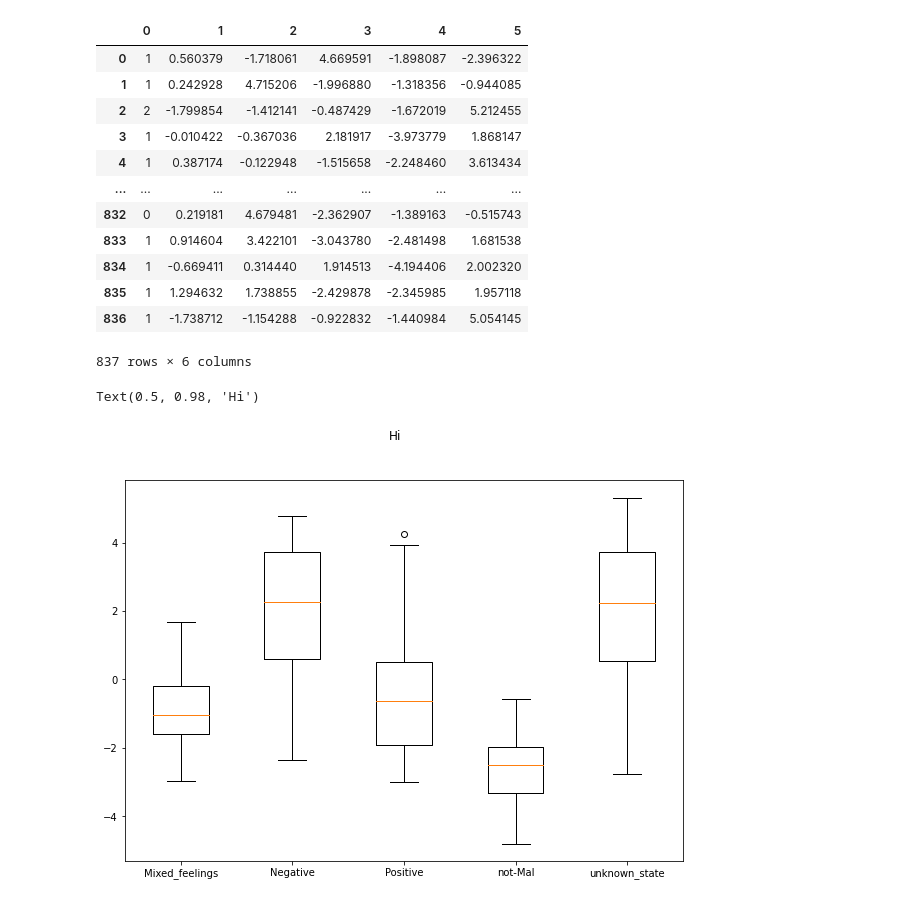
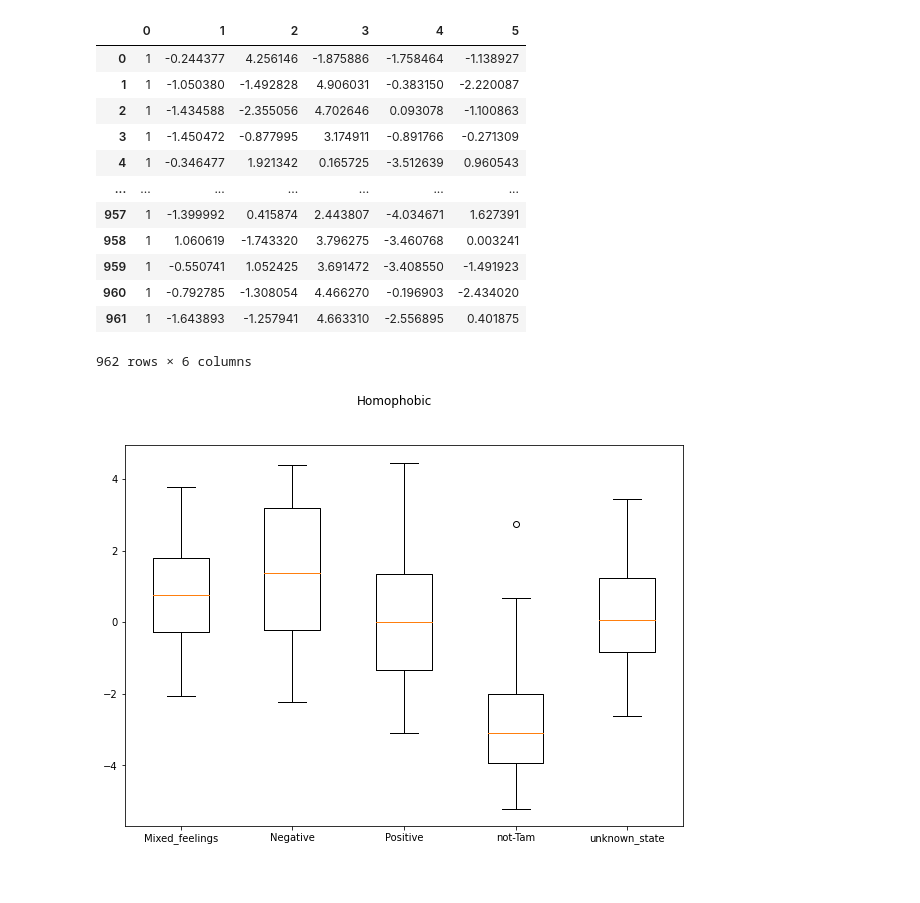
Before and after one commit to flippe3/fire_2022, a Jupyter notebook: task_b/code/correlation.ipynb, the cells around one changed output. Drawn from its saved outputs; the diff is of its cells as text; code cells hidden in the pictures.

Commit message:
changed sentiment to training data

```diff
--- a/task_b/code/correlation.ipynb
+++ b/task_b/code/correlation.ipynb
@@ -12,8 +12,6 @@ import pandas as pd
 TOKENIZER_NAME = "sentence-transformers/paraphrase-xlm-r-multilingual-v1"
 MODEL_NAME = "sentence-transformers/paraphrase-xlm-r-multilingual-v1"
 LEARNING_RATE = 3e-5
-
-#OUTPUT_FILE = "NODUP-paraphrase-roberta-kan-pickle.md"
 
 EPOCHS = 4
 BATCH_SIZE = 24
@@ -29,13 +27,13 @@ else:
     device = torch.device("cpu")
 
 tokenizer = AutoTokenizer.from_pretrained(TOKENIZER_NAME)
-model = AutoModelForSequenceClassification.from_pretrained("../../task_a/pickles_mal/", num_labels=5, output_attentions=True)
+model = AutoModelForSequenceClassification.from_pretrained("../../task_a/pickles_tam/", num_labels=5, output_attentions=True)
 
 model.to(device)
 optimizer = AdamW(model.parameters(), lr = LEARNING_RATE, no_deprecation_warning=True)
 
 data = Dataset()
-_, _, _, _, datatrain, _, _, _ = data.get_phobia_dataset(tokenizer, balance=False)
+_, _, _, _, _, _, datatrain, _ = data.get_phobia_dataset(tokenizer, balance=False)
 #_,_, kan_train_2022, _, _,_ = data.get_fire_2022_dataset(tokenizer, balance=False)
 
 train_dataloader = DataLoader(
@@ -68,21 +66,8 @@ Label names: Index(['Homophobic', 'Non-anti-LGBT+ content', 'Transphobic'], dtyp
 Texts: 962
 Label names: Index(['Homophobic', 'Non-anti-LGBT+ content', 'Transphobic'], dtype='object')
 # %%
-def correlation_validation(model, tokenizer, device, output_file, dataset, BS=16):
-    _, eng_val, _, tam_val, _, mal_val, _, eng_tam_val = data.get_phobia_dataset(tokenizer, balance=False)
-
-    if dataset == 'tam':
-        loader = DataLoader(tam_val, sampler = SequentialSampler(tam_val), batch_size=BS)
-    elif dataset == 'eng':
-        loader = DataLoader(eng_val, sampler = SequentialSampler(eng_val), batch_size=BS)
-    elif dataset == 'mal':
-        loader = DataLoader(mal_val, sampler = SequentialSampler(mal_val), batch_size=BS)
-    elif dataset == 'eng_tam':
-        loader = DataLoader(eng_tam_val, sampler = SequentialSampler(eng_tam_val), batch_size=BS)
-
-    print(f"{dataset} validation: {len(loader) * BS}")
-
-    vbar = tqdm(enumerate(loader), total=len(loader), desc= dataset + " validation")
+def correlation_validation(model, tokenizer, device, BS=16):
+    vbar = tqdm(enumerate(train_dataloader), total=len(train_dataloader))
 
     model.eval()
 
@@ -107,16 +92,9 @@ def correlation_validation(model, tokenizer, device, output_file, dataset, BS=16
             true_labels.extend(label_ids)
 
             for i in range(len(logits)):
-                datalist.append([label_ids[i]i, logits[i][0], logits[i][1], logits[i][2], logits[i][3], logits[i][4]])
+                datalist.append([label_ids[i], logits[i][0], logits[i][1], logits[i][2], logits[i][3], logits[i][4]])
 
-            #print(f"Predicted: {pred_labels[-1]}, {np.argmax(i)}")
-            #print(f"{pred_labels[-24:]},{np.argmax(logits_two, axis=1)}")
-            #pred_labels.extend(np.argmax(logits,axis=1))
-
-        #f = open("../outputs/sentiment", 'a')
-        #f.write(str(pred_labels))
-    #print(classification_report(pred_labels, true_labels))
     model.train()
     return datalist
 # %%
-d = correlation_validation(model, tokenizer, device, "whatever", 'mal')
+d = correlation_validation(model, tokenizer, device)
@@ -143,26 +103,26 @@ newpd = pd.DataFrame(d)
 newpd
 # %% [output]
 |  | 0 | 1 | 2 | 3 | 4 | 5 |
-| 0 | 1 | 0.560379 | -1.718061 | 4.669591 | -1.898087 | -2.396322 |
-| 1 | 1 | 0.242928 | 4.715206 | -1.996880 | -1.318356 | -0.944085 |
-| 2 | 2 | -1.799854 | -1.412141 | -0.487429 | -1.672019 | 5.212455 |
-| 3 | 1 | -0.010422 | -0.367036 | 2.181917 | -3.973779 | 1.868147 |
-| 4 | 1 | 0.387174 | -0.122948 | -1.515658 | -2.248460 | 3.613434 |
+| 0 | 1 | -0.244377 | 4.256146 | -1.875886 | -1.758464 | -1.138927 |
+| 1 | 1 | -1.050380 | -1.492828 | 4.906031 | -0.383150 | -2.220087 |
+| 2 | 1 | -1.434588 | -2.355056 | 4.702646 | 0.093078 | -1.100863 |
+| 3 | 1 | -1.450472 | -0.877995 | 3.174911 | -0.891766 | -0.271309 |
+| 4 | 1 | -0.346477 | 1.921342 | 0.165725 | -3.512639 | 0.960543 |
 | ... | ... | ... | ... | ... | ... | ... |
-| 832 | 0 | 0.219181 | 4.679481 | -2.362907 | -1.389163 | -0.515743 |
-| 833 | 1 | 0.914604 | 3.422101 | -3.043780 | -2.481498 | 1.681538 |
-| 834 | 1 | -0.669411 | 0.314440 | 1.914513 | -4.194406 | 2.002320 |
-| 835 | 1 | 1.294632 | 1.738855 | -2.429878 | -2.345985 | 1.957118 |
-| 836 | 1 | -1.738712 | -1.154288 | -0.922832 | -1.440984 | 5.054145 |
+| 957 | 1 | -1.399992 | 0.415874 | 2.443807 | -4.034671 | 1.627391 |
+| 958 | 1 | 1.060619 | -1.743320 | 3.796275 | -3.460768 | 0.003241 |
+| 959 | 1 | -0.550741 | 1.052425 | 3.691472 | -3.408550 | -1.491923 |
+| 960 | 1 | -0.792785 | -1.308054 | 4.466270 | -0.196903 | -2.434020 |
+| 961 | 1 | -1.643893 | -1.257941 | 4.663310 | -2.556895 | 0.401875 |
-837 rows × 6 columns
+962 rows × 6 columns
 # %%
 import matplotlib.pyplot as plt
 
 fig = plt.figure(figsize =(10, 7))
 ax = fig.add_subplot(111)
 plt.boxplot(newpd[newpd[0] == 0][[1,2,3,4,5]])
-ax.set_xticklabels(['Mixed_feelings', 'Negative', 'Positive', 'not-Mal', 'unknown_state'])
-fig.suptitle('Hi')
+ax.set_xticklabels(['Mixed_feelings', 'Negative', 'Positive', 'not-Tam', 'unknown_state'])
+fig.suptitle('Homophobic')
+fig.savefig('../tam_figure/homophobic-sentiment.jpg')
 # %% [output]
-Text(0.5, 0.98, 'Hi')
-[figure, old version]
+[figure, new version]
```
Also changed, not shown: parts of 4 cells of this notebook, 18 other files.
